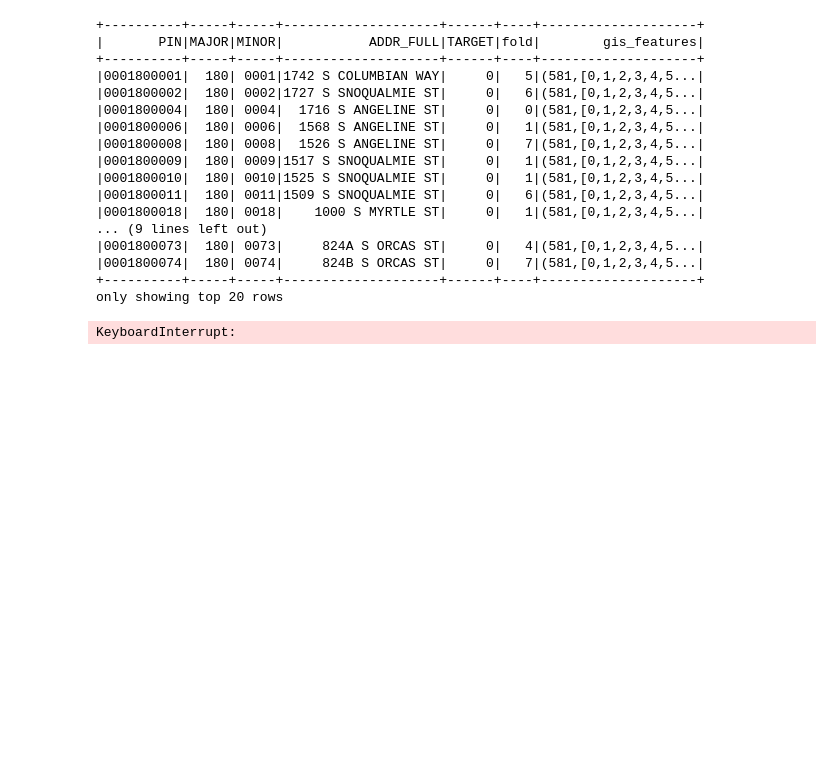
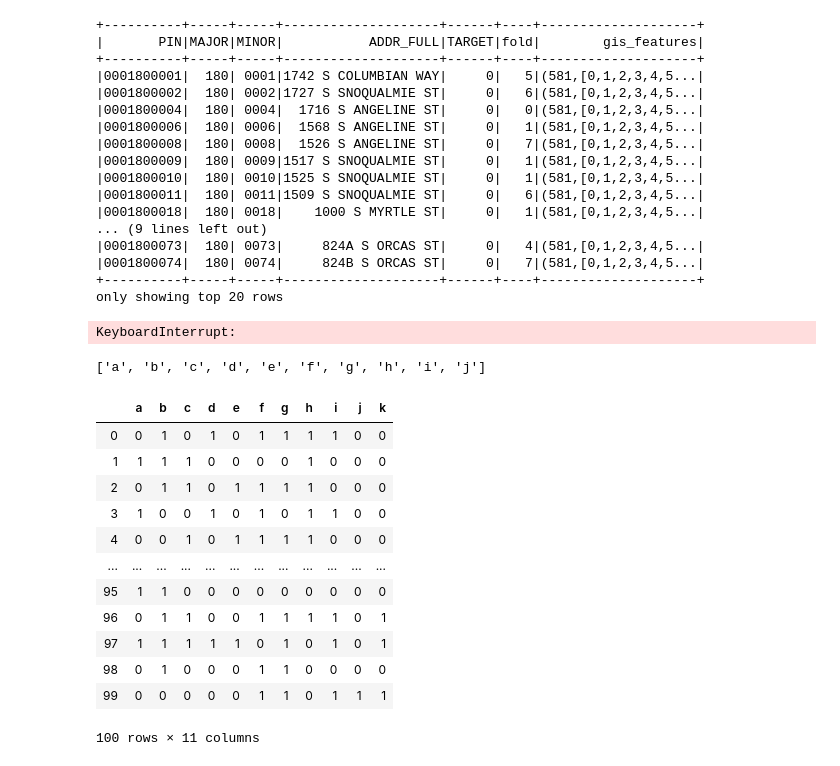
Before and after one commit to frischmuth/Seattle-Real-Estate-Analysis, a Jupyter notebook: test_get_functions.ipynb, the cells around one changed output. Drawn from its saved outputs; the diff is of its cells as text; code cells hidden in the pictures; blank space fills up the shorter version.

```diff
--- a/test_get_functions.ipynb
+++ b/test_get_functions.ipynb
@@ -810,0 +875,22 @@ KeyboardInterrupt:
+# %%
+a = pd.DataFrame(np.random.randint(0,2,(100,11)),columns=list('abcdefghijk'))#+np.random.normal(scale=.005, size=(2)))
+# %%
+list('abcdefghij')
+# %% [output]
+['a', 'b', 'c', 'd', 'e', 'f', 'g', 'h', 'i', 'j']
+# %%
+a
+# %% [output]
+|  | a | b | c | d | e | f | g | h | i | j | k |
+| 0 | 0 | 1 | 0 | 1 | 0 | 1 | 1 | 1 | 1 | 0 | 0 |
+| 1 | 1 | 1 | 1 | 0 | 0 | 0 | 0 | 1 | 0 | 0 | 0 |
+| 2 | 0 | 1 | 1 | 0 | 1 | 1 | 1 | 1 | 0 | 0 | 0 |
+| 3 | 1 | 0 | 0 | 1 | 0 | 1 | 0 | 1 | 1 | 0 | 0 |
+| 4 | 0 | 0 | 1 | 0 | 1 | 1 | 1 | 1 | 0 | 0 | 0 |
+| ... | ... | ... | ... | ... | ... | ... | ... | ... | ... | ... | ... |
+| 95 | 1 | 1 | 0 | 0 | 0 | 0 | 0 | 0 | 0 | 0 | 0 |
+| 96 | 0 | 1 | 1 | 0 | 0 | 1 | 1 | 1 | 1 | 0 | 1 |
+| 97 | 1 | 1 | 1 | 1 | 1 | 0 | 1 | 0 | 1 | 0 | 1 |
+| 98 | 0 | 1 | 0 | 0 | 0 | 1 | 1 | 0 | 0 | 0 | 0 |
+| 99 | 0 | 0 | 0 | 0 | 0 | 1 | 1 | 0 | 1 | 1 | 1 |
+100 rows × 11 columns
```
Also changed, not shown: parts of 15 cells of this notebook, 1 other file.
